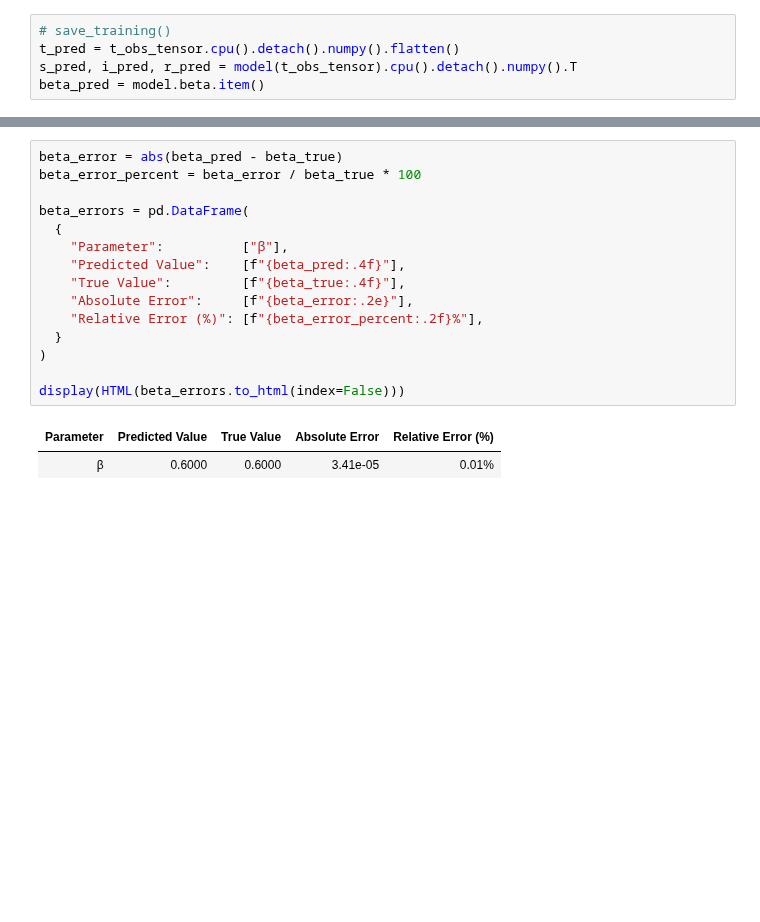
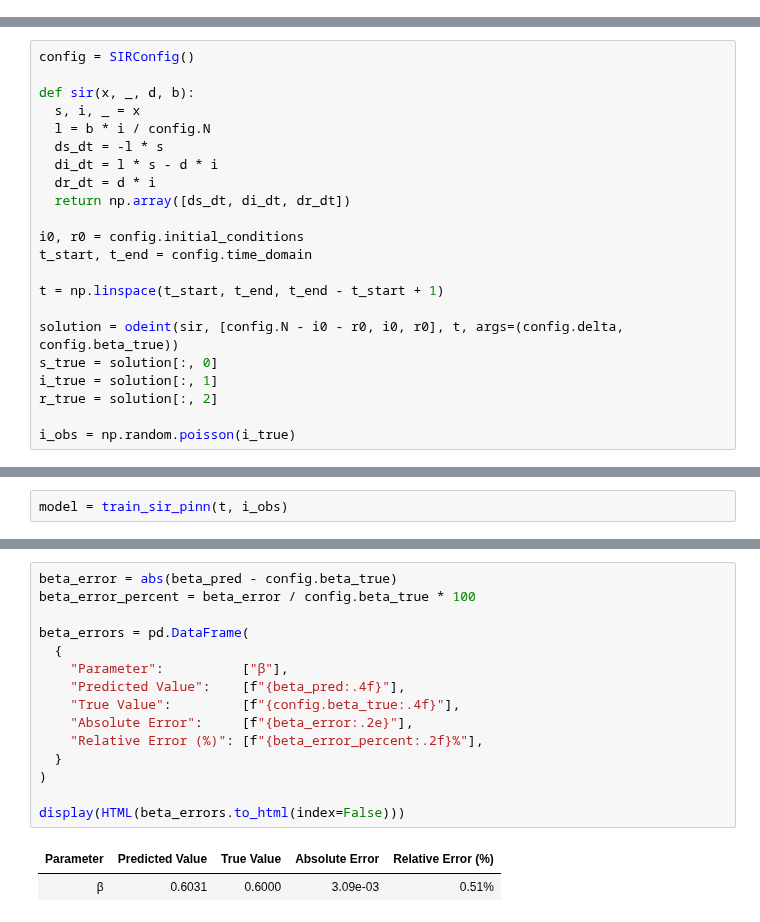
Before and after one commit to GiacomoGuidotto/sir-pinn, a Jupyter notebook: src/constant_rate/constant_rate.ipynb, the cells around one changed output, grey strips where cells are left out. Cells and saved outputs as stored; diff of their text form; blank space fills up the shorter version.

```diff
--- a/src/constant_rate/constant_rate.ipynb
+++ b/src/constant_rate/constant_rate.ipynb
@@ -448,5 +0,0 @@ else:
-# %%
-# save_training()
-t_pred = t_obs_tensor.cpu().detach().numpy().flatten()
-s_pred, i_pred, r_pred = model(t_obs_tensor).cpu().detach().numpy().T
-beta_pred = model.beta.item()
@@ -618,0 +397,22 @@ plt.savefig(f'{figures_dir}/re_res_history_{timestamp}.png', dpi=300)
+# %%
+config = SIRConfig()
+
+def sir(x, _, d, b):
+  s, i, _ = x
+  l = b * i / config.N
+  ds_dt = -l * s
+  di_dt = l * s - d * i
+  dr_dt = d * i
+  return np.array([ds_dt, di_dt, dr_dt])
+
+i0, r0 = config.initial_conditions
+t_start, t_end = config.time_domain
+
+t = np.linspace(t_start, t_end, t_end - t_start + 1)
+
+solution = odeint(sir, [config.N - i0 - r0, i0, r0], t, args=(config.delta, config.beta_true))
+s_true = solution[:, 0]
+i_true = solution[:, 1]
+r_true = solution[:, 2]
+
+i_obs = np.random.poisson(i_true)
@@ -618,0 +421,2 @@ plt.savefig(f'{figures_dir}/re_res_history_{timestamp}.png', dpi=300)
+# %%
+model = train_sir_pinn(t, i_obs)
@@ -664,18 +515,18 @@ display(HTML(errors.to_html(index=False)))
 # %%
-beta_error = abs(beta_pred - beta_true)
-beta_error_percent = beta_error / beta_true * 100
+beta_error = abs(beta_pred - config.beta_true)
+beta_error_percent = beta_error / config.beta_true * 100
 
 beta_errors = pd.DataFrame(
   {
     "Parameter":          ["β"],
     "Predicted Value":    [f"{beta_pred:.4f}"],
-    "True Value":         [f"{beta_true:.4f}"],
+    "True Value":         [f"{config.beta_true:.4f}"],
     "Absolute Error":     [f"{beta_error:.2e}"],
     "Relative Error (%)": [f"{beta_error_percent:.2f}%"],
   }
 )
 
 display(HTML(beta_errors.to_html(index=False)))
 # %% [output]
 | Parameter | Predicted Value | True Value | Absolute Error | Relative Error (%) |
-| β | 0.6000 | 0.6000 | 3.41e-05 | 0.01% |
+| β | 0.6031 | 0.6000 | 3.09e-03 | 0.51% |
```
Also changed, not shown: parts of 45 cells of this notebook, 7 other files.
